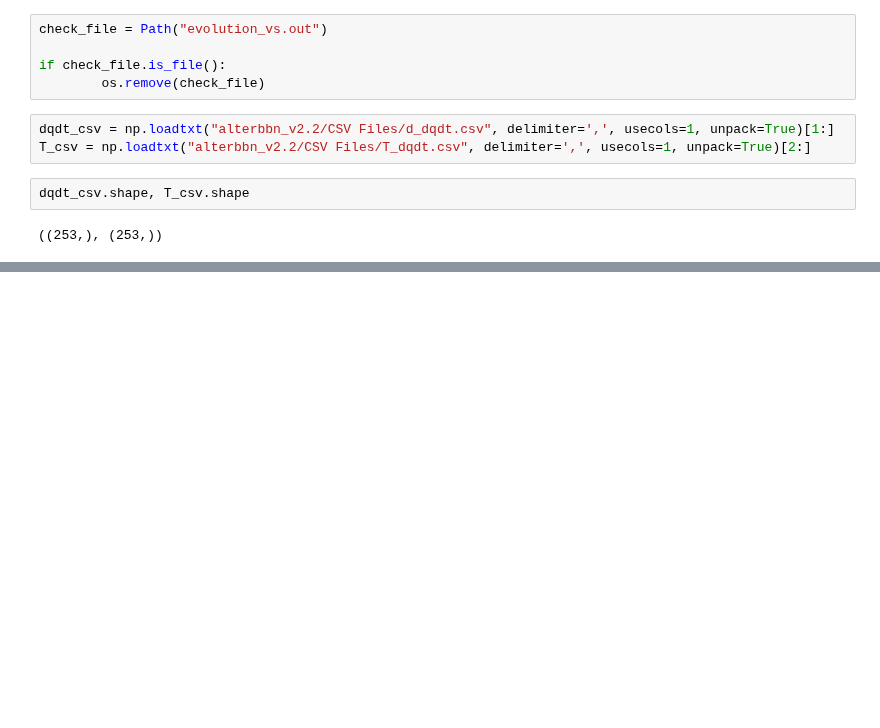
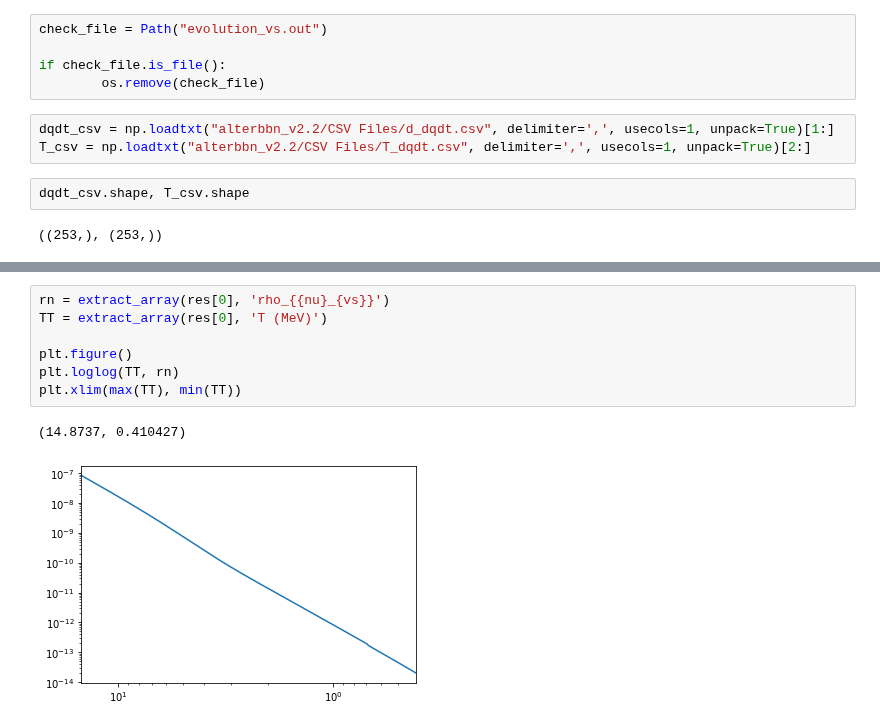
Before and after one commit to nuLABatUSD/BBN_sterile_decay, a Jupyter notebook: diff_plots.ipynb, the cells around one changed output, grey strips where cells are left out. Saved outputs shown, nothing was run; the diff lists cells and outputs as text; blank space fills up the shorter version.

```diff
--- a/diff_plots.ipynb
+++ b/diff_plots.ipynb
@@ -123,0 +151,10 @@ bbn_constraints.c:13:5: note: array 'translate' declared here
+# %%
+rn = extract_array(res[0], 'rho_{{nu}_{vs}}')
+TT = extract_array(res[0], 'T (MeV)')
+
+plt.figure()
+plt.loglog(TT, rn)
+plt.xlim(max(TT), min(TT))
+# %% [output]
+(14.8737, 0.410427)
+[figure, added]
```
Also changed, not shown: parts of 4 cells of this notebook.
